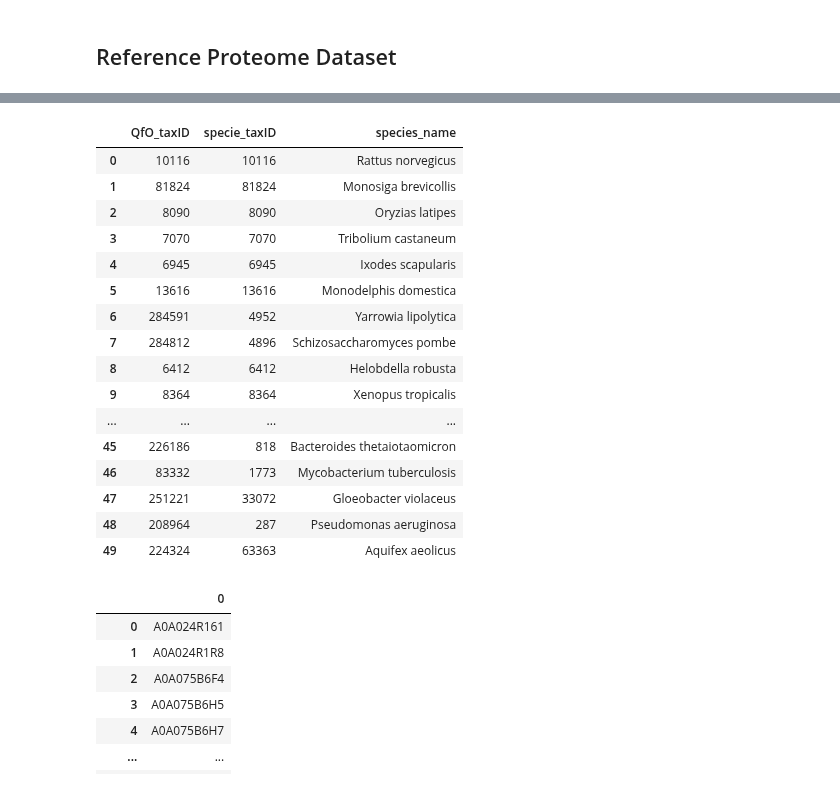
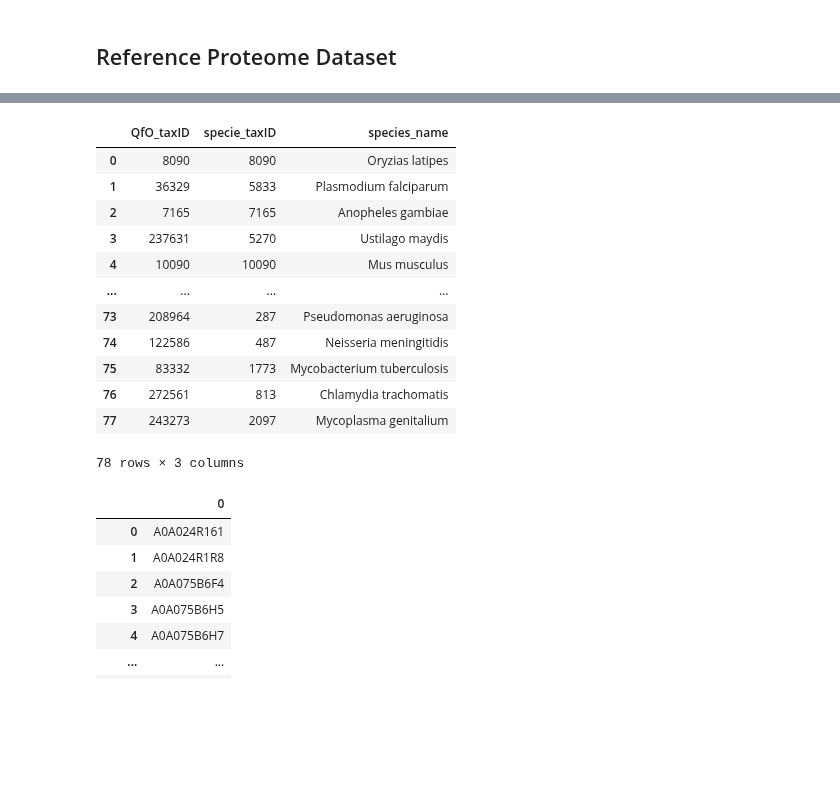
Before and after one commit to geovalexis/PP2GO, a Jupyter notebook: Methods.ipynb, the cells around one changed output, grey strips where cells are left out. Saved outputs shown, nothing was run; the diff lists cells and outputs as text; code cells hidden in the pictures; blank space fills up the shorter version.

Commit message:
Fixed species2taxIDs retrievement

```diff
--- a/Methods.ipynb
+++ b/Methods.ipynb
@@ -74,55 +74,52 @@ QfO_proteome
 # %%
 # Get species taxIDs from QfO (it comes with many strain or subspecie taxIDs)
 !pip install --upgrade ete3
+ncbi.update_taxonomy_database()
 # %%
 from ete3 import NCBITaxa
 import pandas as pd
 
 # Snippet got from mapQfO2MtP.py (Gabaldonlab/qfo-2020 repo) but slightly modified to also output specie's name
 def getSpecie(taxID: int):
     """This function searches the corresponding specie taxID for a given strain or subspecie taxID (MUST BE AN INTEGER) in the NCBI database.
     Args:
         taxID (int): taxID of the taxon of interest.
     Returns:
         specieID (int): taxID of the corresponding specie.
     """
 
     ncbi = NCBITaxa()
-    #ncbi.update_taxonomy_database()
 
     specieID = taxID # If the taxID is already a specie it will return the same taxID
     if ncbi.get_rank([taxID])[taxID] != 'species':
         lineage = ncbi.get_lineage(taxID)
         for j in reversed(lineage): #Reverse because it's faster when it's a strain or subspecie
             if ncbi.get_rank([j])[j] == 'species':
                 specieID = j
     species_name = ncbi.get_taxid_translator([specieID])[specieID]
     return specieID, species_name
 
 # The first line (header) of the tsv file corresponds to the taxIDs of the reference species
-QfO_reference_taxa = pd.read_csv("drive/MyDrive/TFG/QFO_2018/QfO_uniprotKBs.tsv", sep="\t", nrows=0).columns.astype("int32")
-QfO_reference_species = [(QfO_reference_taxa[i], *getSpecie(QfO_reference_taxa[i])) for i in range(QfO_reference_taxa.size)]
+QfO_proteome = pd.read_csv("drive/MyDrive/TFG/QFO_2018/QfO_uniprotKBs.tsv", sep="\t", nrows=0).columns.astype("int32")
+QfO_reference_species = [(QfO_proteome[i], *getSpecie(QfO_proteome[i])) for i in range(QfO_proteome.size)]
 QfO_reference_species = pd.DataFrame(QfO_reference_species, columns=["QfO_taxID", "specie_taxID", "species_name"])
 QfO_reference_species.to_csv("drive/MyDrive/TFG/QFO_2018/subspecieID2specieID.tsv", sep="\t", header=True, index=False)
+assert len(QfO_proteome) == len(QfO_reference_species)
 QfO_reference_species
 # %% [output]
 |  | QfO_taxID | specie_taxID | species_name |
-| 0 | 10116 | 10116 | Rattus norvegicus |
-| 1 | 81824 | 81824 | Monosiga brevicollis |
-| 2 | 8090 | 8090 | Oryzias latipes |
-| 3 | 7070 | 7070 | Tribolium castaneum |
-| 4 | 6945 | 6945 | Ixodes scapularis |
-| 5 | 13616 | 13616 | Monodelphis domestica |
-| 6 | 284591 | 4952 | Yarrowia lipolytica |
-| 7 | 284812 | 4896 | Schizosaccharomyces pombe |
-| 8 | 6412 | 6412 | Helobdella robusta |
-| 9 | 8364 | 8364 | Xenopus tropicalis |
+| 0 | 8090 | 8090 | Oryzias latipes |
+| 1 | 36329 | 5833 | Plasmodium falciparum |
+| 2 | 7165 | 7165 | Anopheles gambiae |
+| 3 | 237631 | 5270 | Ustilago maydis |
+| 4 | 10090 | 10090 | Mus musculus |
 | ... | ... | ... | ... |
-| 45 | 226186 | 818 | Bacteroides thetaiotaomicron |
-| 46 | 83332 | 1773 | Mycobacterium tuberculosis |
-| 47 | 251221 | 33072 | Gloeobacter violaceus |
-| 48 | 208964 | 287 | Pseudomonas aeruginosa |
-| 49 | 224324 | 63363 | Aquifex aeolicus |
+| 73 | 208964 | 287 | Pseudomonas aeruginosa |
+| 74 | 122586 | 487 | Neisseria meningitidis |
+| 75 | 83332 | 1773 | Mycobacterium tuberculosis |
+| 76 | 272561 | 813 | Chlamydia trachomatis |
+| 77 | 243273 | 2097 | Mycoplasma genitalium |
+78 rows × 3 columns
 # %%
 # Human referece proteome dataset - CANONICAL PROTEOME
 # These are only the canonical proteins (in the xml are only the canonical sequences).
```
Also changed, not shown: parts of 11 cells of this notebook.
